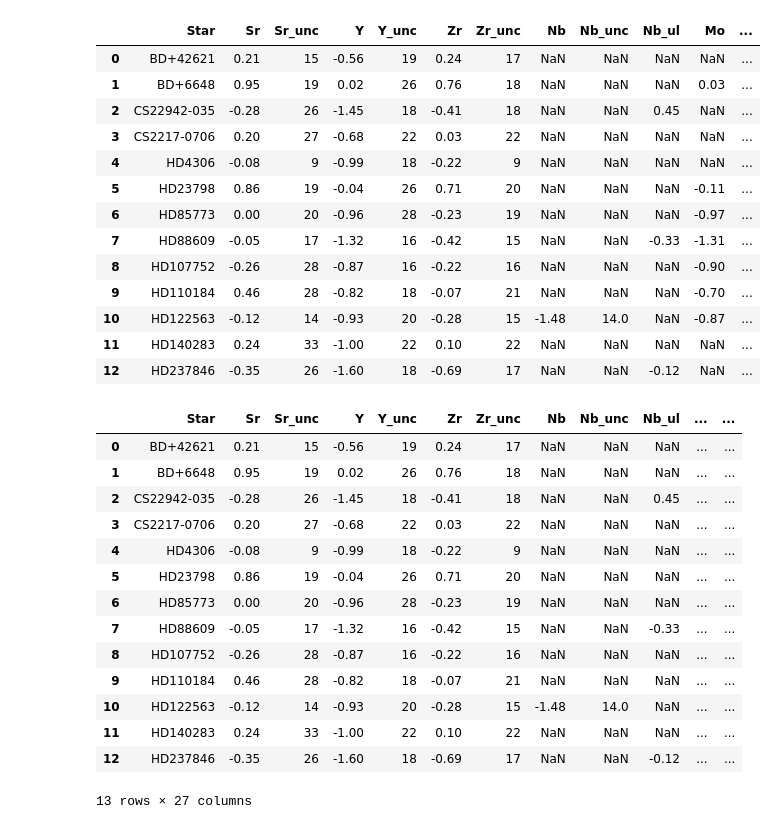
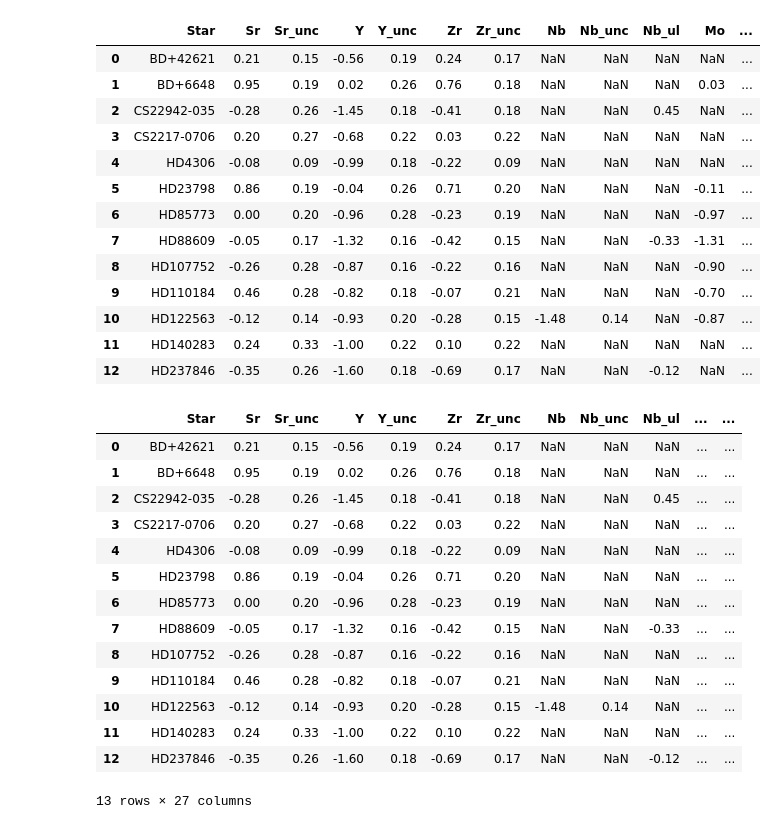
Before and after one commit to Fernando-Montes/Math-Problems, a Jupyter notebook: MetalPoorStars.ipynb, the cells around one changed output. Drawn from its saved outputs; the diff is of its cells as text; code cells hidden in the pictures.

```diff
--- a/MetalPoorStars.ipynb
+++ b/MetalPoorStars.ipynb
@@ -6,25 +6,33 @@ import pandas as pd
 # %%
 # Open table
 data = pd.read_csv('Datasets/TableStars.txt', sep = "\t")
 data.columns = ['Star', 'Sr', 'Sr_unc', 'Y', 'Y_unc', 'Zr', 'Zr_unc', 'Nb',
        'Nb_unc', 'Nb_ul', 'Mo', 'Mo_unc', 'Mo_ul', 'Ru', 'Ru_unc', 'Pd',
        'Pd_unc', 'Reference']
+# "Fixing" error bars
+data['Sr_unc'] = data['Sr_unc']*0.01
+data['Y_unc'] = data['Y_unc']*0.01
+data['Zr_unc'] = data['Zr_unc']*0.01
+data['Nb_unc'] = data['Nb_unc']*0.01
+data['Mo_unc'] = data['Mo_unc']*0.01
+data['Ru_unc'] = data['Ru_unc']*0.01
+data['Pd_unc'] = data['Pd_unc']*0.01
 data
 # %% [output]
 |  | Star | Sr | Sr_unc | Y | Y_unc | Zr | Zr_unc | Nb | Nb_unc | Nb_ul | Mo | ... |
-| 0 | BD+42621 | 0.21 | 15 | -0.56 | 19 | 0.24 | 17 | NaN | NaN | NaN | NaN | ... |
-| 1 | BD+6648 | 0.95 | 19 | 0.02 | 26 | 0.76 | 18 | NaN | NaN | NaN | 0.03 | ... |
-| 2 | CS22942-035 | -0.28 | 26 | -1.45 | 18 | -0.41 | 18 | NaN | NaN | 0.45 | NaN | ... |
-| 3 | CS2217-0706 | 0.20 | 27 | -0.68 | 22 | 0.03 | 22 | NaN | NaN | NaN | NaN | ... |
-| 4 | HD4306 | -0.08 | 9 | -0.99 | 18 | -0.22 | 9 | NaN | NaN | NaN | NaN | ... |
-| 5 | HD23798 | 0.86 | 19 | -0.04 | 26 | 0.71 | 20 | NaN | NaN | NaN | -0.11 | ... |
-| 6 | HD85773 | 0.00 | 20 | -0.96 | 28 | -0.23 | 19 | NaN | NaN | NaN | -0.97 | ... |
-| 7 | HD88609 | -0.05 | 17 | -1.32 | 16 | -0.42 | 15 | NaN | NaN | -0.33 | -1.31 | ... |
-| 8 | HD107752 | -0.26 | 28 | -0.87 | 16 | -0.22 | 16 | NaN | NaN | NaN | -0.90 | ... |
-| 9 | HD110184 | 0.46 | 28 | -0.82 | 18 | -0.07 | 21 | NaN | NaN | NaN | -0.70 | ... |
-| 10 | HD122563 | -0.12 | 14 | -0.93 | 20 | -0.28 | 15 | -1.48 | 14.0 | NaN | -0.87 | ... |
-| 11 | HD140283 | 0.24 | 33 | -1.00 | 22 | 0.10 | 22 | NaN | NaN | NaN | NaN | ... |
-| 12 | HD237846 | -0.35 | 26 | -1.60 | 18 | -0.69 | 17 | NaN | NaN | -0.12 | NaN | ... |
+| 0 | BD+42621 | 0.21 | 0.15 | -0.56 | 0.19 | 0.24 | 0.17 | NaN | NaN | NaN | NaN | ... |
+| 1 | BD+6648 | 0.95 | 0.19 | 0.02 | 0.26 | 0.76 | 0.18 | NaN | NaN | NaN | 0.03 | ... |
+| 2 | CS22942-035 | -0.28 | 0.26 | -1.45 | 0.18 | -0.41 | 0.18 | NaN | NaN | 0.45 | NaN | ... |
+| 3 | CS2217-0706 | 0.20 | 0.27 | -0.68 | 0.22 | 0.03 | 0.22 | NaN | NaN | NaN | NaN | ... |
+| 4 | HD4306 | -0.08 | 0.09 | -0.99 | 0.18 | -0.22 | 0.09 | NaN | NaN | NaN | NaN | ... |
+| 5 | HD23798 | 0.86 | 0.19 | -0.04 | 0.26 | 0.71 | 0.20 | NaN | NaN | NaN | -0.11 | ... |
+| 6 | HD85773 | 0.00 | 0.20 | -0.96 | 0.28 | -0.23 | 0.19 | NaN | NaN | NaN | -0.97 | ... |
+| 7 | HD88609 | -0.05 | 0.17 | -1.32 | 0.16 | -0.42 | 0.15 | NaN | NaN | -0.33 | -1.31 | ... |
+| 8 | HD107752 | -0.26 | 0.28 | -0.87 | 0.16 | -0.22 | 0.16 | NaN | NaN | NaN | -0.90 | ... |
+| 9 | HD110184 | 0.46 | 0.28 | -0.82 | 0.18 | -0.07 | 0.21 | NaN | NaN | NaN | -0.70 | ... |
+| 10 | HD122563 | -0.12 | 0.14 | -0.93 | 0.20 | -0.28 | 0.15 | -1.48 | 0.14 | NaN | -0.87 | ... |
+| 11 | HD140283 | 0.24 | 0.33 | -1.00 | 0.22 | 0.10 | 0.22 | NaN | NaN | NaN | NaN | ... |
+| 12 | HD237846 | -0.35 | 0.26 | -1.60 | 0.18 | -0.69 | 0.17 | NaN | NaN | -0.12 | NaN | ... |
 # %%
 # Normalizing table to Sr abundances of HD122563
 norm = data.loc[data.Star == 'HD122563', 'Sr'].values[0]
@@ -41,17 +49,17 @@ data['Pd_norm'] = data['Pd'] - (data['Sr'] - norm)
 data
 # %% [output]
 |  | Star | Sr | Sr_unc | Y | Y_unc | Zr | Zr_unc | Nb | Nb_unc | Nb_ul | ... | ... |
-| 0 | BD+42621 | 0.21 | 15 | -0.56 | 19 | 0.24 | 17 | NaN | NaN | NaN | ... | ... |
-| 1 | BD+6648 | 0.95 | 19 | 0.02 | 26 | 0.76 | 18 | NaN | NaN | NaN | ... | ... |
-| 2 | CS22942-035 | -0.28 | 26 | -1.45 | 18 | -0.41 | 18 | NaN | NaN | 0.45 | ... | ... |
-| 3 | CS2217-0706 | 0.20 | 27 | -0.68 | 22 | 0.03 | 22 | NaN | NaN | NaN | ... | ... |
-| 4 | HD4306 | -0.08 | 9 | -0.99 | 18 | -0.22 | 9 | NaN | NaN | NaN | ... | ... |
-| 5 | HD23798 | 0.86 | 19 | -0.04 | 26 | 0.71 | 20 | NaN | NaN | NaN | ... | ... |
-| 6 | HD85773 | 0.00 | 20 | -0.96 | 28 | -0.23 | 19 | NaN | NaN | NaN | ... | ... |
-| 7 | HD88609 | -0.05 | 17 | -1.32 | 16 | -0.42 | 15 | NaN | NaN | -0.33 | ... | ... |
-| 8 | HD107752 | -0.26 | 28 | -0.87 | 16 | -0.22 | 16 | NaN | NaN | NaN | ... | ... |
-| 9 | HD110184 | 0.46 | 28 | -0.82 | 18 | -0.07 | 21 | NaN | NaN | NaN | ... | ... |
-| 10 | HD122563 | -0.12 | 14 | -0.93 | 20 | -0.28 | 15 | -1.48 | 14.0 | NaN | ... | ... |
-| 11 | HD140283 | 0.24 | 33 | -1.00 | 22 | 0.10 | 22 | NaN | NaN | NaN | ... | ... |
-| 12 | HD237846 | -0.35 | 26 | -1.60 | 18 | -0.69 | 17 | NaN | NaN | -0.12 | ... | ... |
+| 0 | BD+42621 | 0.21 | 0.15 | -0.56 | 0.19 | 0.24 | 0.17 | NaN | NaN | NaN | ... | ... |
+| 1 | BD+6648 | 0.95 | 0.19 | 0.02 | 0.26 | 0.76 | 0.18 | NaN | NaN | NaN | ... | ... |
+| 2 | CS22942-035 | -0.28 | 0.26 | -1.45 | 0.18 | -0.41 | 0.18 | NaN | NaN | 0.45 | ... | ... |
+| 3 | CS2217-0706 | 0.20 | 0.27 | -0.68 | 0.22 | 0.03 | 0.22 | NaN | NaN | NaN | ... | ... |
+| 4 | HD4306 | -0.08 | 0.09 | -0.99 | 0.18 | -0.22 | 0.09 | NaN | NaN | NaN | ... | ... |
+| 5 | HD23798 | 0.86 | 0.19 | -0.04 | 0.26 | 0.71 | 0.20 | NaN | NaN | NaN | ... | ... |
+| 6 | HD85773 | 0.00 | 0.20 | -0.96 | 0.28 | -0.23 | 0.19 | NaN | NaN | NaN | ... | ... |
+| 7 | HD88609 | -0.05 | 0.17 | -1.32 | 0.16 | -0.42 | 0.15 | NaN | NaN | -0.33 | ... | ... |
+| 8 | HD107752 | -0.26 | 0.28 | -0.87 | 0.16 | -0.22 | 0.16 | NaN | NaN | NaN | ... | ... |
+| 9 | HD110184 | 0.46 | 0.28 | -0.82 | 0.18 | -0.07 | 0.21 | NaN | NaN | NaN | ... | ... |
+| 10 | HD122563 | -0.12 | 0.14 | -0.93 | 0.20 | -0.28 | 0.15 | -1.48 | 0.14 | NaN | ... | ... |
+| 11 | HD140283 | 0.24 | 0.33 | -1.00 | 0.22 | 0.10 | 0.22 | NaN | NaN | NaN | ... | ... |
+| 12 | HD237846 | -0.35 | 0.26 | -1.60 | 0.18 | -0.69 | 0.17 | NaN | NaN | -0.12 | ... | ... |
 13 rows × 27 columns
```
Also changed, not shown: parts of 2 cells of this notebook, 1 other file.
